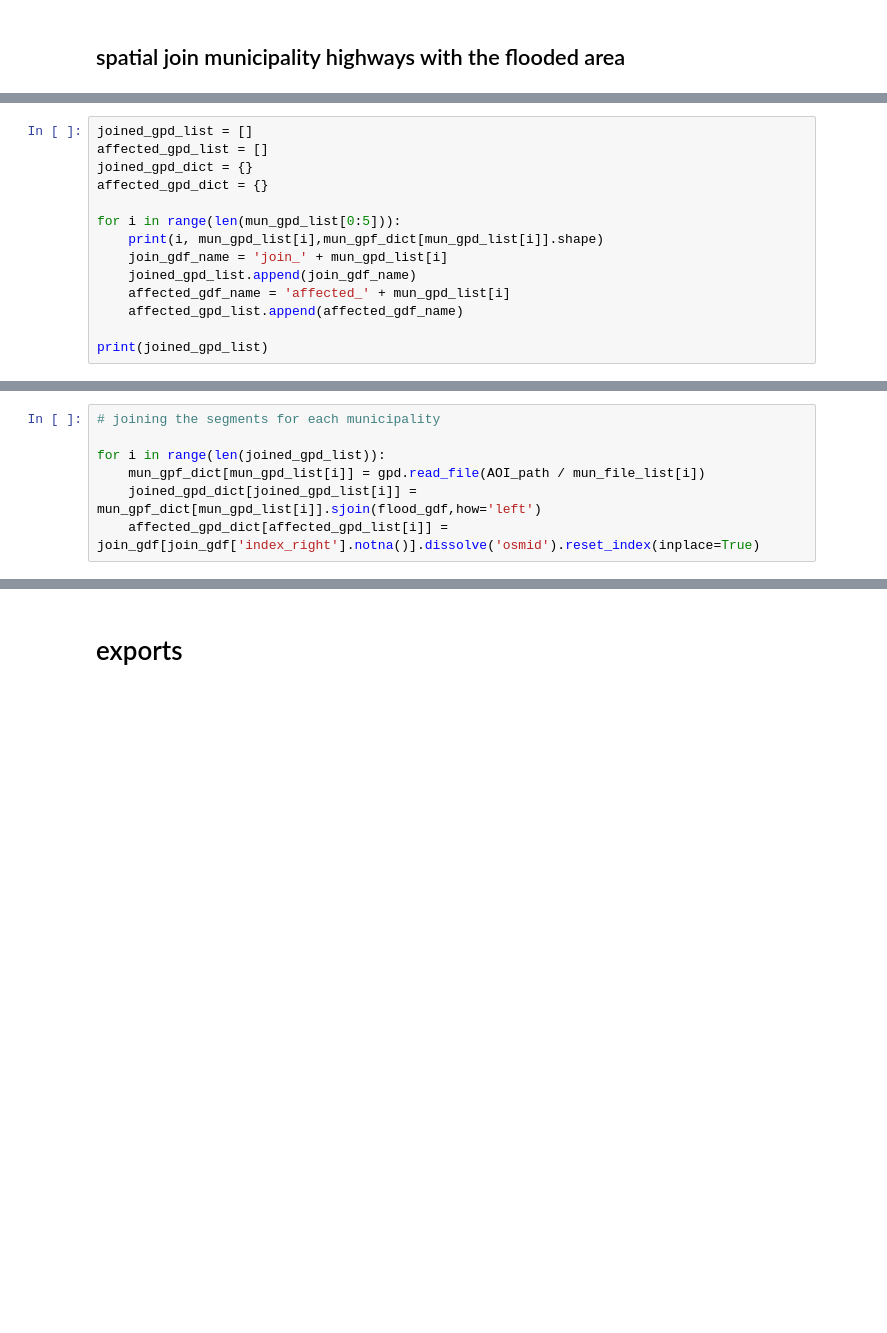
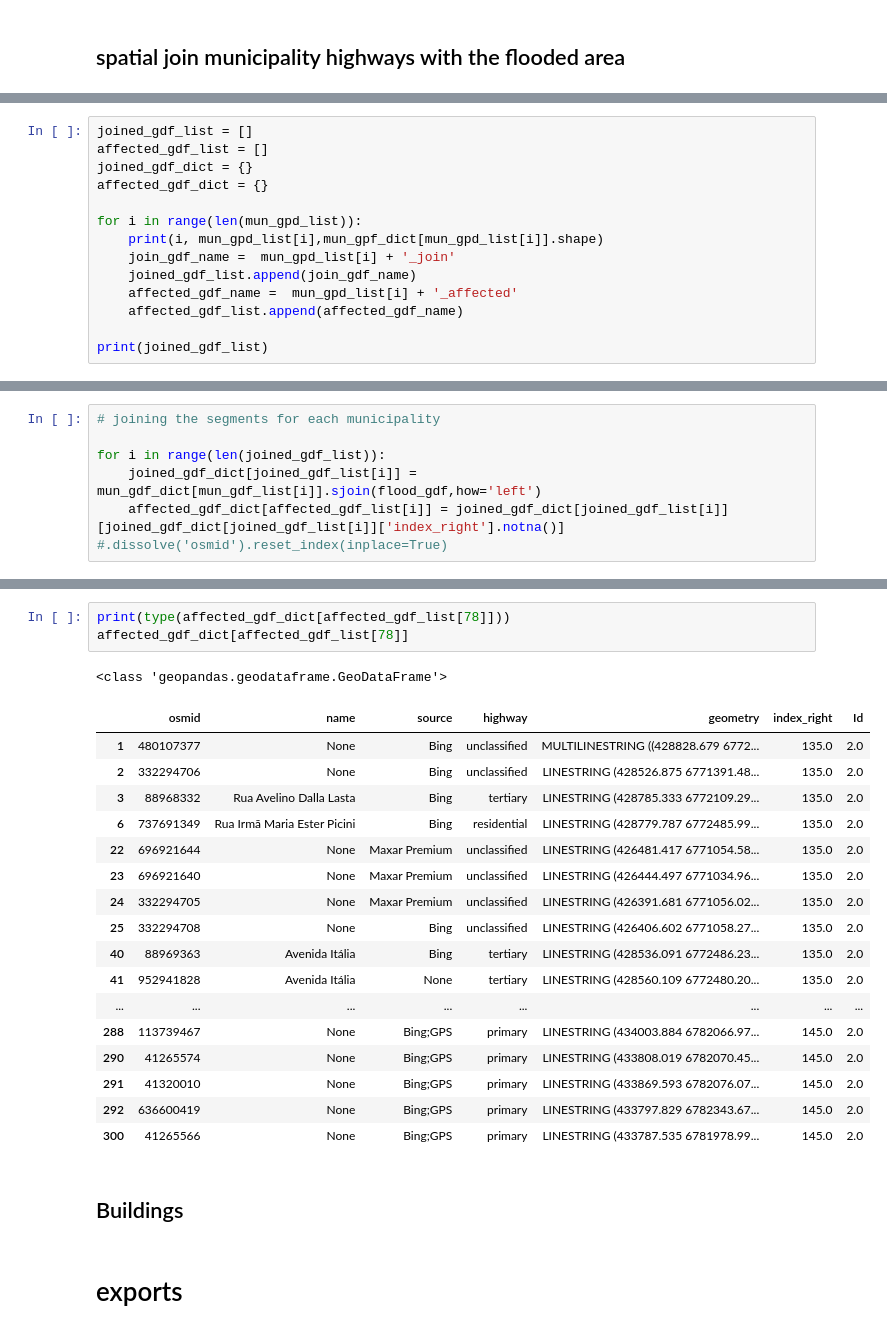
Before and after one commit to alexandrepereiraarq/rs_floods_2024, a Jupyter notebook: notebooks/00_RSFL24_impact_detection.ipynb, the cells around one changed output, grey strips where cells are left out. Drawn from its saved outputs; the diff is of its cells as text; blank space fills up the shorter version.

```diff
--- a/notebooks/00_RSFL24_impact_detection.ipynb
+++ b/notebooks/00_RSFL24_impact_detection.ipynb
@@ -207,17 +216,17 @@ mun_gpf_dict[mun_gpd_list[78]].plot('highway')
 # %%
-joined_gpd_list = []
-affected_gpd_list = []
-joined_gpd_dict = {}
-affected_gpd_dict = {}
+joined_gdf_list = []
+affected_gdf_list = []
+joined_gdf_dict = {}
+affected_gdf_dict = {}
 
-for i in range(len(mun_gpd_list[0:5])):
+for i in range(len(mun_gpd_list)):
     print(i, mun_gpd_list[i],mun_gpf_dict[mun_gpd_list[i]].shape)
-    join_gdf_name = 'join_' + mun_gpd_list[i]
-    joined_gpd_list.append(join_gdf_name)
-    affected_gdf_name = 'affected_' + mun_gpd_list[i]
-    affected_gpd_list.append(affected_gdf_name)
+    join_gdf_name =  mun_gpd_list[i] + '_join'
+    joined_gdf_list.append(join_gdf_name)
+    affected_gdf_name =  mun_gpd_list[i] + '_affected'
+    affected_gdf_list.append(affected_gdf_name)
 
-print(joined_gpd_list)
+print(joined_gdf_list)
 # %% [output]
 0 TRA_Agudo_roads_OSM_2024_L (3071, 5)
 1 TRA_Alvorada_roads_OSM_2024_L (2957, 5)
@@ -228,7 +248,6 @@ print(joined_gpd_list)
 # %%
 # joining the segments for each municipality
 
-for i in range(len(joined_gpd_list)):
-    mun_gpf_dict[mun_gpd_list[i]] = gpd.read_file(AOI_path / mun_file_list[i])
-    joined_gpd_dict[joined_gpd_list[i]] = mun_gpf_dict[mun_gpd_list[i]].sjoin(flood_gdf,how='left')
-    affected_gpd_dict[affected_gpd_list[i]] = join_gdf[join_gdf['index_right'].notna()].dissolve('osmid').reset_index(inplace=True)
+for i in range(len(joined_gdf_list)):
+    joined_gdf_dict[joined_gdf_list[i]] = mun_gdf_dict[mun_gdf_list[i]].sjoin(flood_gdf,how='left')
+    affected_gdf_dict[affected_gdf_list[i]] = joined_gdf_dict[joined_gdf_list[i]][joined_gdf_dict[joined_gdf_list[i]]['index_right'].notna()] #.dissolve('osmid').reset_index(inplace=True)
@@ -245,2 +274,26 @@ affected_gpd_dict
+# %%
+print(type(affected_gdf_dict[affected_gdf_list[78]]))
+affected_gdf_dict[affected_gdf_list[78]]
+# %% [output]
+<class 'geopandas.geodataframe.GeoDataFrame'>
+|  | osmid | name | source | highway | geometry | index_right | Id |
+| 1 | 480107377 | None | Bing | unclassified | MULTILINESTRING ((428828.679 6772... | 135.0 | 2.0 |
+| 2 | 332294706 | None | Bing | unclassified | LINESTRING (428526.875 6771391.48... | 135.0 | 2.0 |
+| 3 | 88968332 | Rua Avelino Dalla Lasta | Bing | tertiary | LINESTRING (428785.333 6772109.29... | 135.0 | 2.0 |
+| 6 | 737691349 | Rua Irmã Maria Ester Picini | Bing | residential | LINESTRING (428779.787 6772485.99... | 135.0 | 2.0 |
+| 22 | 696921644 | None | Maxar Premium | unclassified | LINESTRING (426481.417 6771054.58... | 135.0 | 2.0 |
+| 23 | 696921640 | None | Maxar Premium | unclassified | LINESTRING (426444.497 6771034.96... | 135.0 | 2.0 |
+| 24 | 332294705 | None | Maxar Premium | unclassified | LINESTRING (426391.681 6771056.02... | 135.0 | 2.0 |
+| 25 | 332294708 | None | Bing | unclassified | LINESTRING (426406.602 6771058.27... | 135.0 | 2.0 |
+| 40 | 88969363 | Avenida Itália | Bing | tertiary | LINESTRING (428536.091 6772486.23... | 135.0 | 2.0 |
+| 41 | 952941828 | Avenida Itália | None | tertiary | LINESTRING (428560.109 6772480.20... | 135.0 | 2.0 |
+| ... | ... | ... | ... | ... | ... | ... | ... |
+| 288 | 113739467 | None | Bing;GPS | primary | LINESTRING (434003.884 6782066.97... | 145.0 | 2.0 |
+| 290 | 41265574 | None | Bing;GPS | primary | LINESTRING (433808.019 6782070.45... | 145.0 | 2.0 |
+| 291 | 41320010 | None | Bing;GPS | primary | LINESTRING (433869.593 6782076.07... | 145.0 | 2.0 |
+| 292 | 636600419 | None | Bing;GPS | primary | LINESTRING (433797.829 6782343.67... | 145.0 | 2.0 |
+| 300 | 41265566 | None | Bing;GPS | primary | LINESTRING (433787.535 6781978.99... | 145.0 | 2.0 |
+# %% [markdown]
+## Buildings
 # %% [markdown]
 # exports
```
Also changed, not shown: parts of 7 cells of this notebook.
